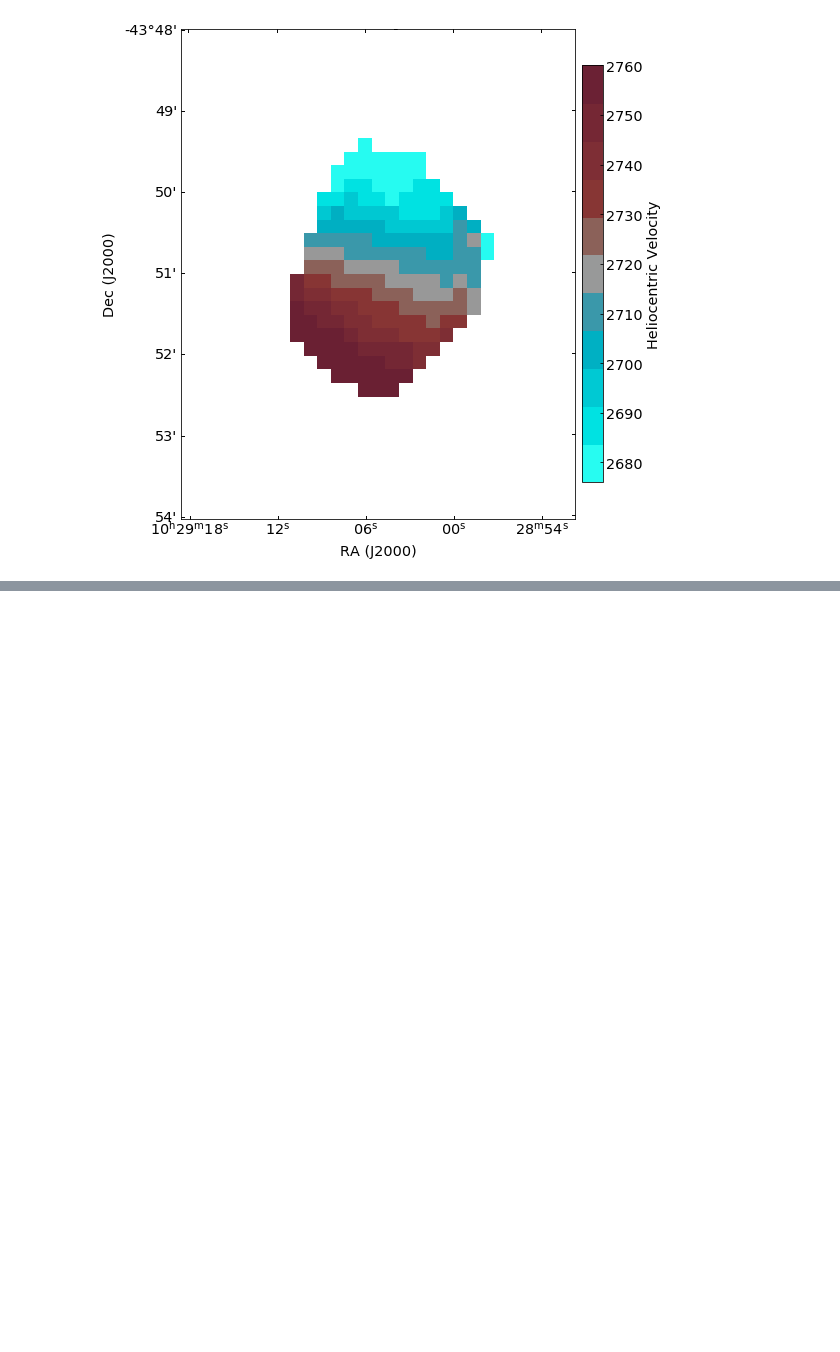
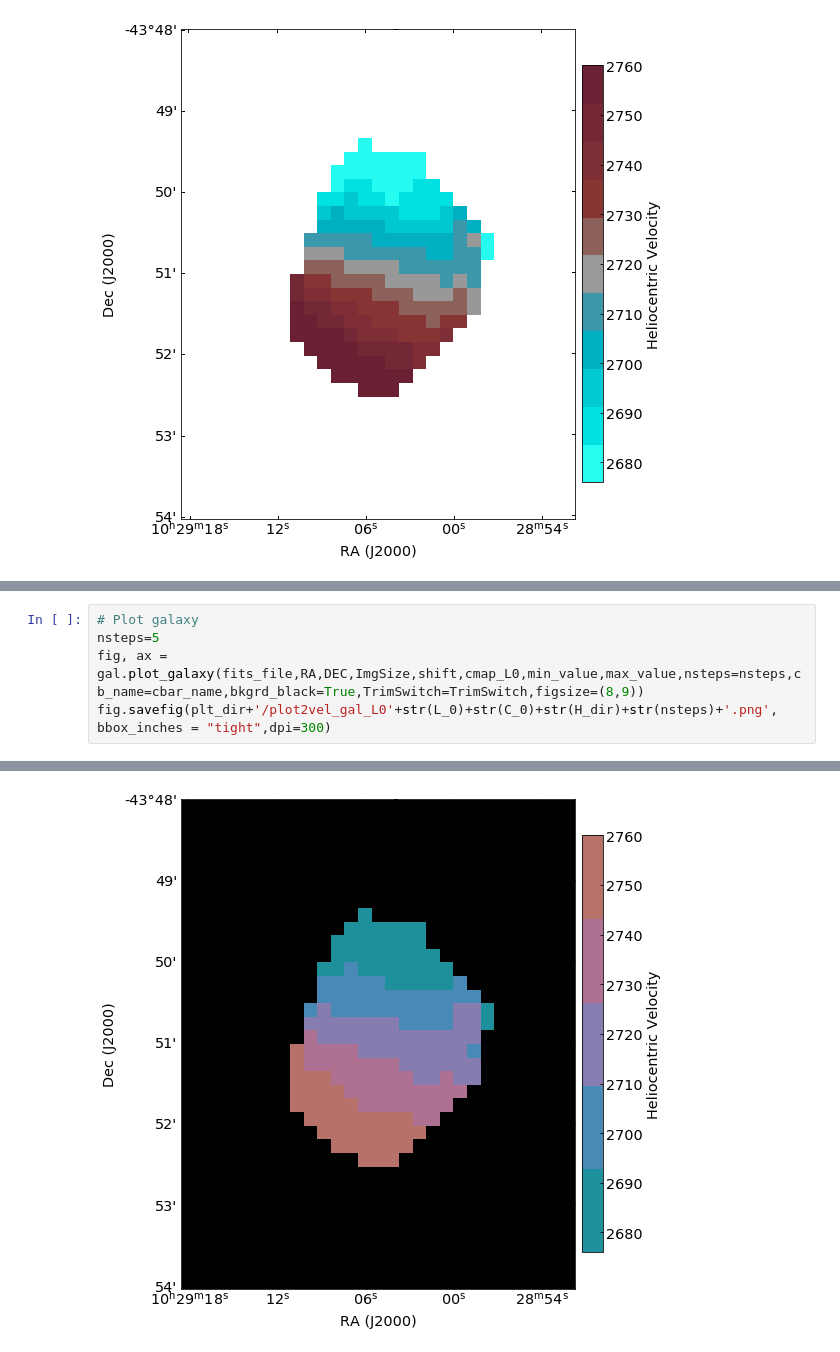
Before and after one commit to mlarichardson/CosmosCanvas, a Jupyter notebook: 3. Plot Velocity Fields.ipynb, the cells around one changed output, grey strips where cells are left out. Cells and saved outputs as stored; diff of their text form; blank space fills up the shorter version.

```diff
--- a/3. Plot Velocity Fields.ipynb
+++ b/3. Plot Velocity Fields.ipynb
@@ -329,0 +353,6 @@ WARNING: FITSFixedWarning: 'spcfix' made the change 'Changed CTYPE3 from 'FELO-H
+# %%
+# Plot galaxy
+nsteps=5
+fig, ax = gal.plot_galaxy(fits_file,RA,DEC,ImgSize,shift,cmap_L0,min_value,max_value,nsteps=nsteps,cb_name=cbar_name,bkgrd_black=True,TrimSwitch=TrimSwitch,figsize=(8,9))
+fig.savefig(plt_dir+'/plot2vel_gal_L0'+str(L_0)+str(C_0)+str(H_dir)+str(nsteps)+'.png', bbox_inches = "tight",dpi=300)
+# %% [output]
@@ -329,0 +363 @@ WARNING: FITSFixedWarning: 'spcfix' made the change 'Changed CTYPE3 from 'FELO-H
+[figure, added]
```
Also changed, not shown: parts of 6 cells of this notebook, 1 other file.
